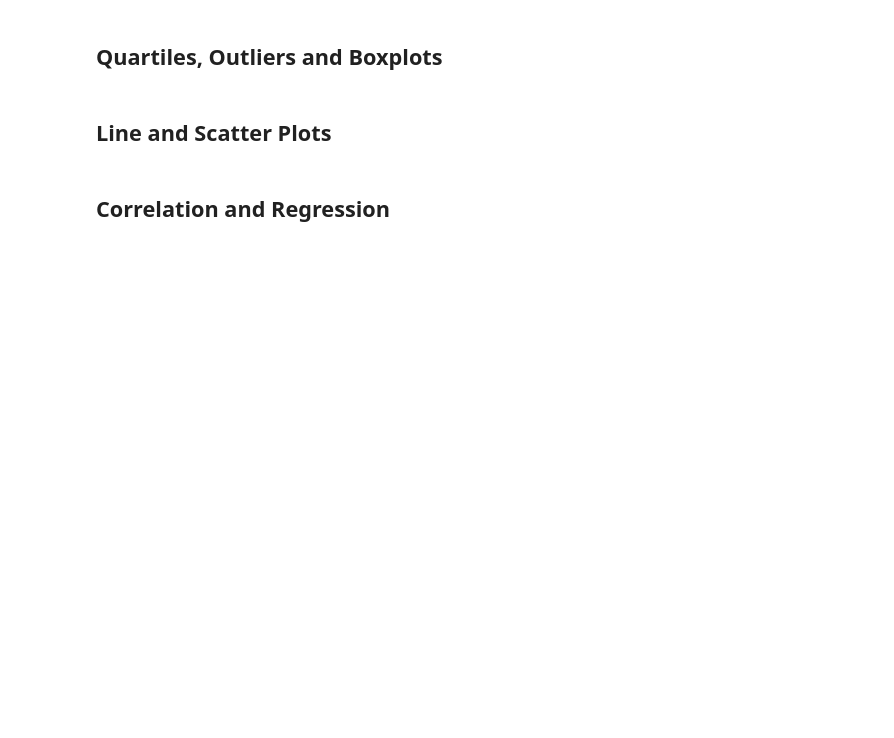
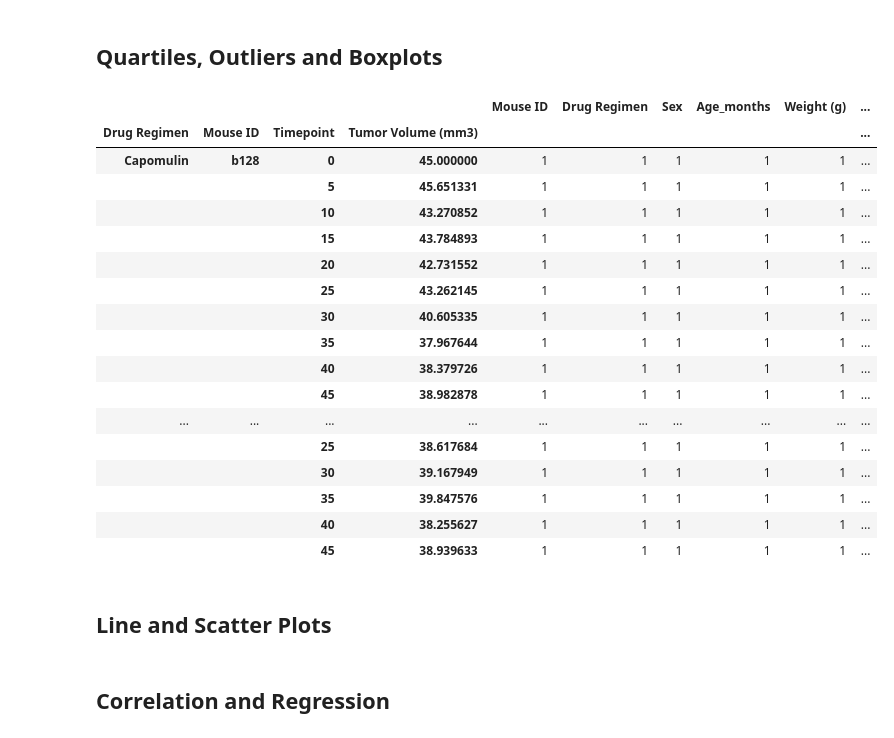
Before and after one commit to BaudOptics/matplotlib-challenge, a Jupyter notebook: Pymaceuticals/pymaceuticals_starter.ipynb, the cells around one changed output. Cells and saved outputs as stored; diff of their text form; code cells hidden in the pictures; blank space fills up the shorter version.

```diff
--- a/Pymaceuticals/pymaceuticals_starter.ipynb
+++ b/Pymaceuticals/pymaceuticals_starter.ipynb
@@ -180,11 +187,31 @@ plt.show()
 # %%
 # Calculate the final tumor volume of each mouse across four of the treatment regimens:
 # Capomulin, Ramicane, Infubinol, and Ceftamin
-
+regimens = cleaner_df.groupby(['Drug Regimen','Mouse ID','Timepoint','Tumor Volume (mm3)']).nunique()
+regimens.head(20)
 # Start by getting the last (greatest) timepoint for each mouse
 
 
 # Merge this group df with the original dataframe to get the tumor volume at the last timepoint
+# %% [output]
+|  |  |  |  | Mouse ID | Drug Regimen | Sex | Age_months | Weight (g) | ... |
+| Drug Regimen | Mouse ID | Timepoint | Tumor Volume (mm3) |  |  |  |  |  | ... |
+| Capomulin | b128 | 0 | 45.000000 | 1 | 1 | 1 | 1 | 1 | ... |
+|  |  | 5 | 45.651331 | 1 | 1 | 1 | 1 | 1 | ... |
+|  |  | 10 | 43.270852 | 1 | 1 | 1 | 1 | 1 | ... |
+|  |  | 15 | 43.784893 | 1 | 1 | 1 | 1 | 1 | ... |
+|  |  | 20 | 42.731552 | 1 | 1 | 1 | 1 | 1 | ... |
+|  |  | 25 | 43.262145 | 1 | 1 | 1 | 1 | 1 | ... |
+|  |  | 30 | 40.605335 | 1 | 1 | 1 | 1 | 1 | ... |
+|  |  | 35 | 37.967644 | 1 | 1 | 1 | 1 | 1 | ... |
+|  |  | 40 | 38.379726 | 1 | 1 | 1 | 1 | 1 | ... |
+|  |  | 45 | 38.982878 | 1 | 1 | 1 | 1 | 1 | ... |
+| ... | ... | ... | ... | ... | ... | ... | ... | ... | ... |
+|  |  | 25 | 38.617684 | 1 | 1 | 1 | 1 | 1 | ... |
+|  |  | 30 | 39.167949 | 1 | 1 | 1 | 1 | 1 | ... |
+|  |  | 35 | 39.847576 | 1 | 1 | 1 | 1 | 1 | ... |
+|  |  | 40 | 38.255627 | 1 | 1 | 1 | 1 | 1 | ... |
+|  |  | 45 | 38.939633 | 1 | 1 | 1 | 1 | 1 | ... |
 # %%
 # Put treatments into a list for for loop (and later for plot labels)
 
```
Also changed, not shown: parts of 7 cells of this notebook.
